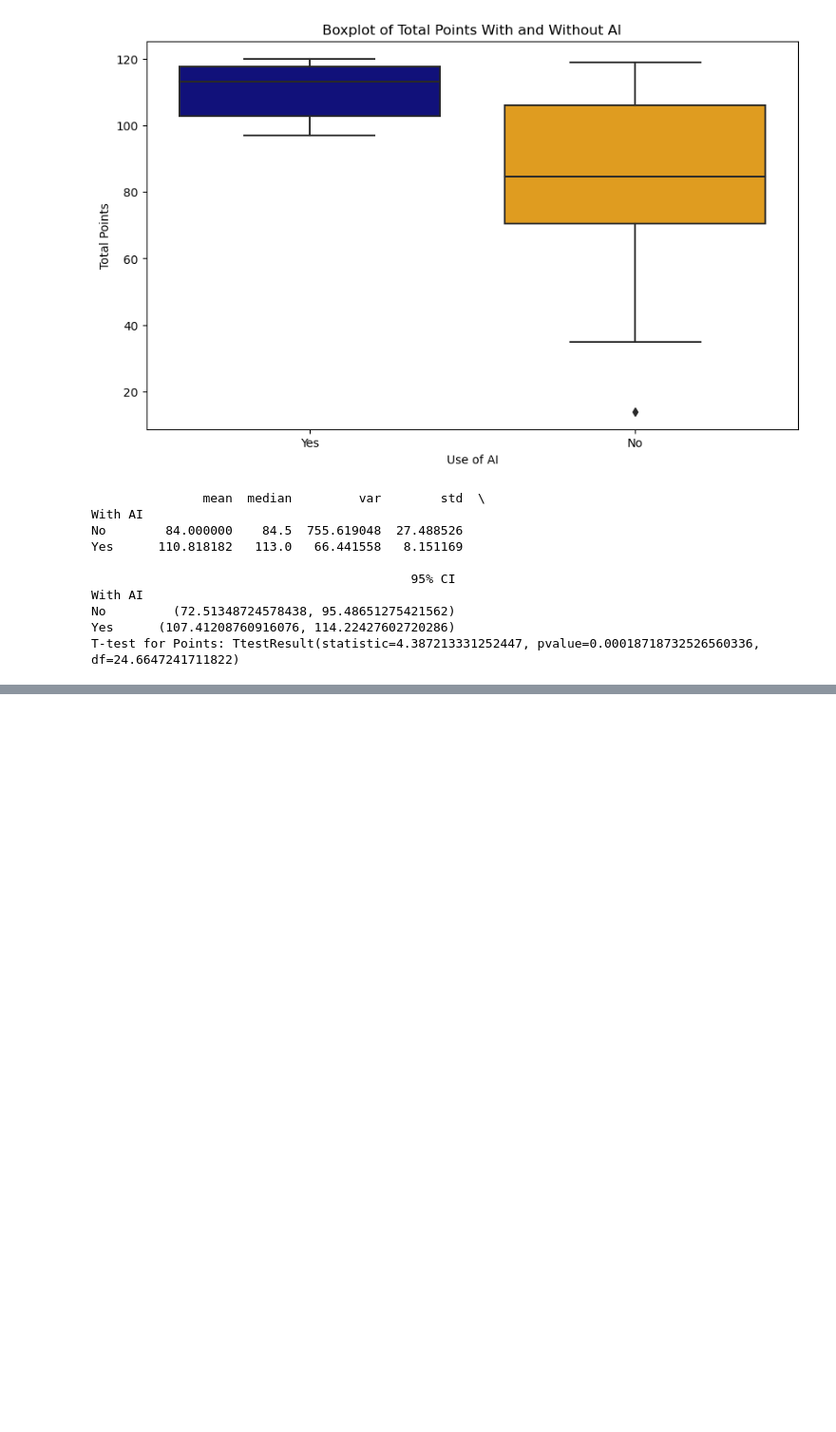
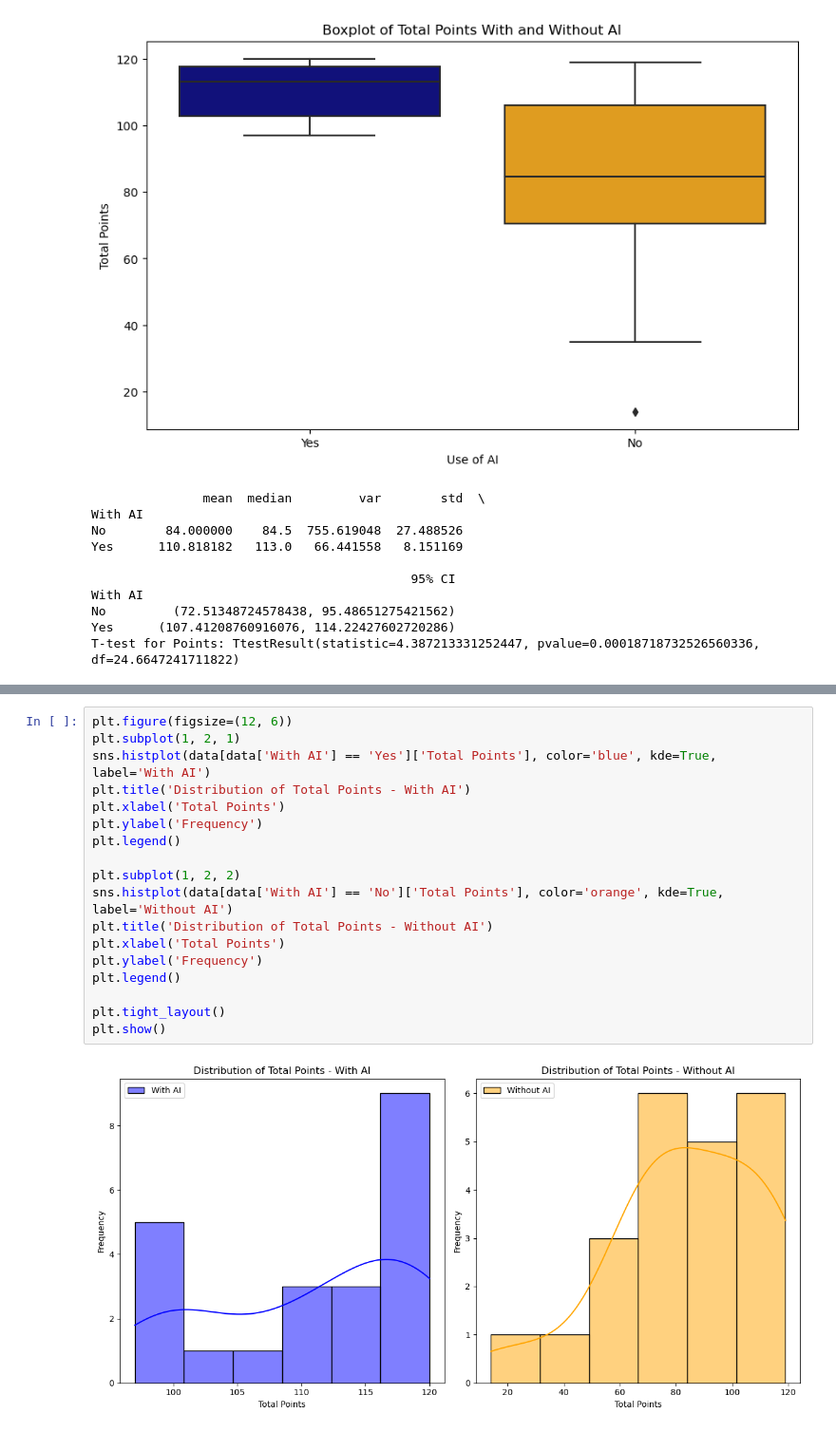
Before and after one commit to cseetreview/review_project, a Jupyter notebook: Notebook.ipynb, the cells around one changed output, grey strips where cells are left out. Shown: that part at 95% size. Saved outputs shown, nothing was run; the diff lists cells and outputs as text; blank space fills up the shorter version.

```diff
--- a/Notebook.ipynb
+++ b/Notebook.ipynb
@@ -676,0 +832,20 @@ T-test for Points: TtestResult(statistic=4.387213331252447, pvalue=0.00018718732
+# %%
+plt.figure(figsize=(12, 6))
+plt.subplot(1, 2, 1)
+sns.histplot(data[data['With AI'] == 'Yes']['Total Points'], color='blue', kde=True, label='With AI')
+plt.title('Distribution of Total Points - With AI')
+plt.xlabel('Total Points')
+plt.ylabel('Frequency')
+plt.legend()
+
+plt.subplot(1, 2, 2)
+sns.histplot(data[data['With AI'] == 'No']['Total Points'], color='orange', kde=True, label='Without AI')
+plt.title('Distribution of Total Points - Without AI')
+plt.xlabel('Total Points')
+plt.ylabel('Frequency')
+plt.legend()
+
+plt.tight_layout()
+plt.show()
+# %% [output]
+[figure, added]
```
Also changed, not shown: parts of 15 cells of this notebook.
